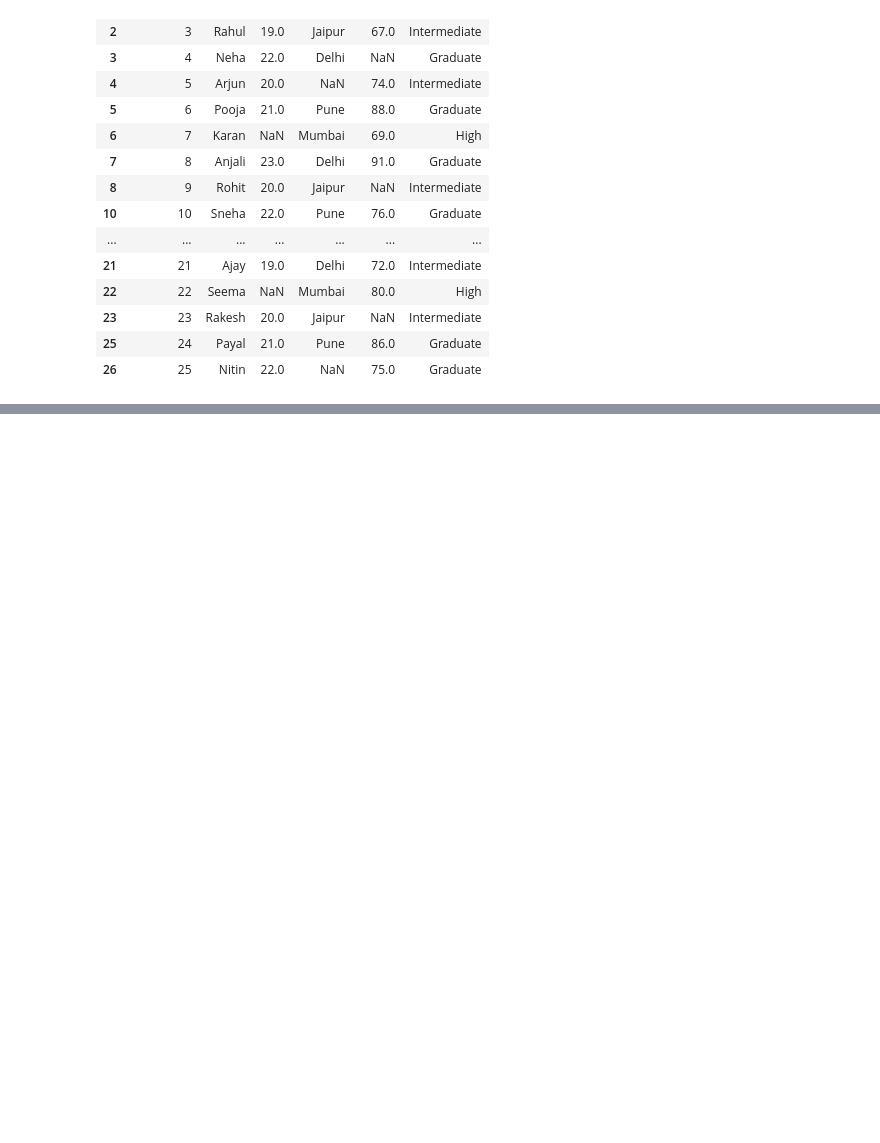
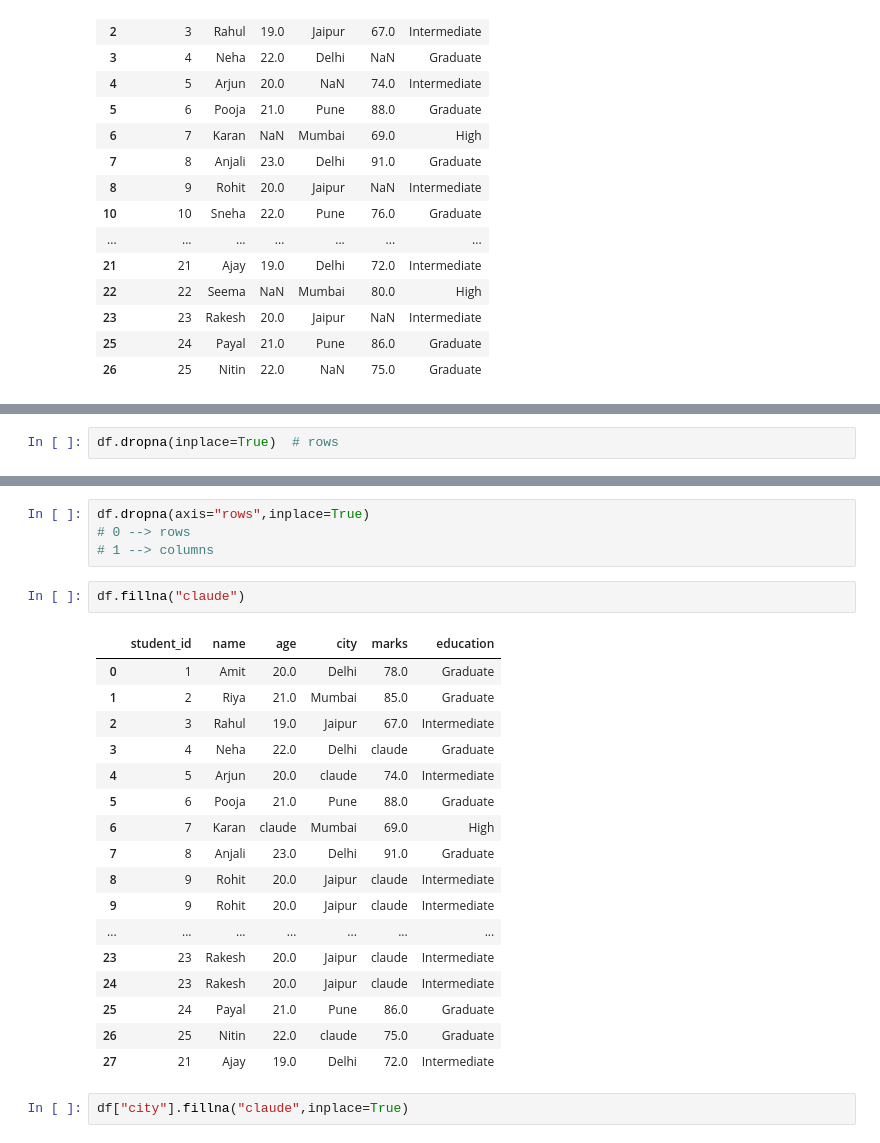
Before and after one commit to Ranjit-Singh-786/evetest, a Jupyter notebook: data_cleaning_preprocessing.ipynb, the cells around one changed output, grey strips where cells are left out. Drawn from its saved outputs; the diff is of its cells as text; blank space fills up the shorter version.

```diff
--- a/data_cleaning_preprocessing.ipynb
+++ b/data_cleaning_preprocessing.ipynb
@@ -212,0 +258,2 @@ df
+# %%
+df.dropna(inplace=True)  # rows
@@ -212,0 +279,26 @@ df
+# %%
+df.dropna(axis="rows",inplace=True)
+# 0 --> rows
+# 1 --> columns
+# %%
+df.fillna("claude")
+# %% [output]
+|  | student_id | name | age | city | marks | education |
+| 0 | 1 | Amit | 20.0 | Delhi | 78.0 | Graduate |
+| 1 | 2 | Riya | 21.0 | Mumbai | 85.0 | Graduate |
+| 2 | 3 | Rahul | 19.0 | Jaipur | 67.0 | Intermediate |
+| 3 | 4 | Neha | 22.0 | Delhi | claude | Graduate |
+| 4 | 5 | Arjun | 20.0 | claude | 74.0 | Intermediate |
+| 5 | 6 | Pooja | 21.0 | Pune | 88.0 | Graduate |
+| 6 | 7 | Karan | claude | Mumbai | 69.0 | High |
+| 7 | 8 | Anjali | 23.0 | Delhi | 91.0 | Graduate |
+| 8 | 9 | Rohit | 20.0 | Jaipur | claude | Intermediate |
+| 9 | 9 | Rohit | 20.0 | Jaipur | claude | Intermediate |
+| ... | ... | ... | ... | ... | ... | ... |
+| 23 | 23 | Rakesh | 20.0 | Jaipur | claude | Intermediate |
+| 24 | 23 | Rakesh | 20.0 | Jaipur | claude | Intermediate |
+| 25 | 24 | Payal | 21.0 | Pune | 86.0 | Graduate |
+| 26 | 25 | Nitin | 22.0 | claude | 75.0 | Graduate |
+| 27 | 21 | Ajay | 19.0 | Delhi | 72.0 | Intermediate |
+# %%
+df["city"].fillna("claude",inplace=True)
```
Also changed, not shown: parts of 22 cells of this notebook, 1 other file.
